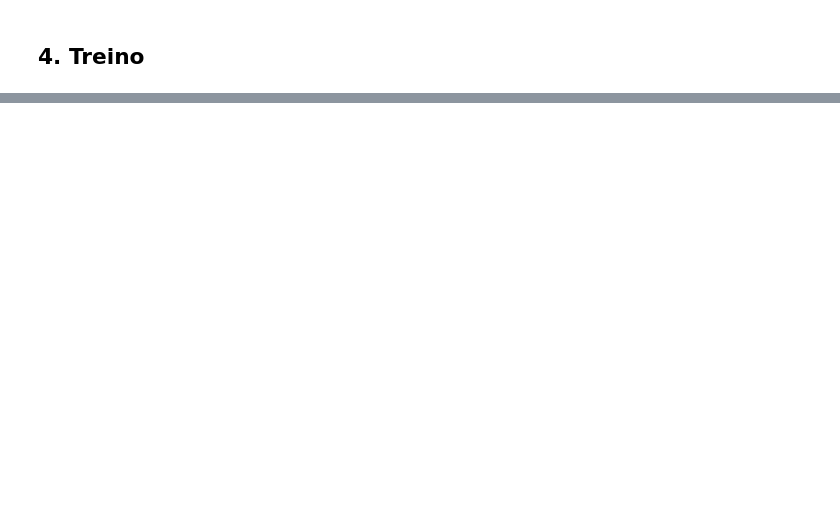
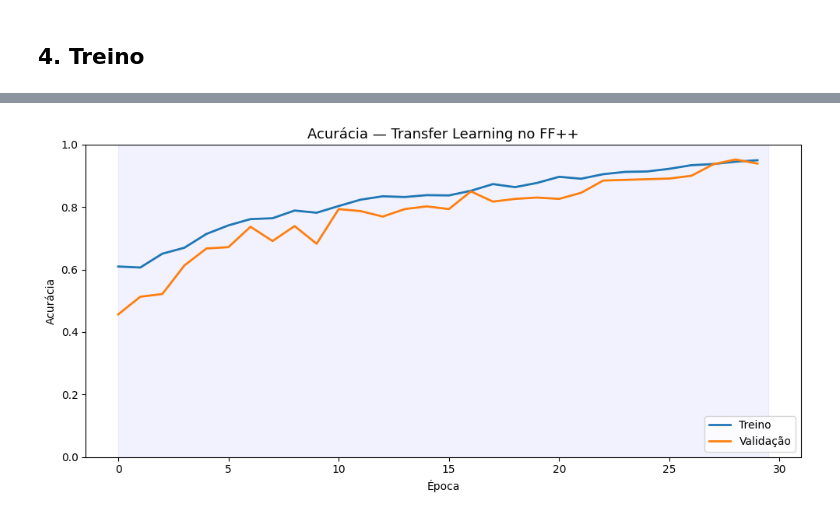
Before and after one commit to jtlimo/ccm-109, a Jupyter notebook: train.ipynb, the cells around one changed output, grey strips where cells are left out. Saved outputs shown, nothing was run; the diff lists cells and outputs as text; code cells hidden in the pictures; blank space fills up the shorter version.

Commit message:
Execution of training, validation and testing dataset on FF

```diff
--- a/train.ipynb
+++ b/train.ipynb
@@ -102,13 +148,14 @@ Carregando backbone do SigLIP2 a partir do arquivo salvo...
 # %%
 # @title Carrega Siglip2 sem a cabeça classificadora
-def extract_features(file_paths, backbone_model, batch_size=32):
+def extract_features(file_paths, backbone_model, batch_size=64):
     features = []
+    total = len(file_paths)
 
-    for i in range(0, len(file_paths), batch_size):
+    for i in range(0, total, batch_size):
         batch_files = file_paths[i:i+batch_size]
-        batch_imgs = np.array([np.load(f) for f in batch_files])
+        batch_imgs = np.stack([np.load(f) for f in batch_files], dtype=np.float32)
 
         batch_feats = backbone_model.get_vision_embeddings(batch_imgs)
         features.append(batch_feats.numpy())
 
-    return np.concatenate(features, axis=0)
+    return np.concatenate(features, axis=0) if len(features) > 0 else np.array([])
@@ -202,11 +285,11 @@ for idx, zip_path in enumerate(zip_files, 1):
 # %%
 # @title Carregamento dos Embeddings e Divisão em Treino, Validação e Teste
 
-npz_files = sorted(glob.glob(os.path.join(FEATURES_SAVE_DIR, "*_features.npz")))
+npz_files = sorted(glob.glob(os.path.join(FEATURES_CACHE, "*_features.npz")))
 print(f"📦 Encontrados {len(npz_files)} arquivos de features .npz no cache.")
 
 if not npz_files:
-    raise FileNotFoundError(f"Nenhum arquivo .npz encontrado em {FEATURES_SAVE_DIR}. Execute a Parte 1 primeiro.")
+    raise FileNotFoundError(f"Nenhum arquivo .npz encontrado em {FEATURES_CACHE}. Execute o processamento dos arquivos .zip primeiro.")
 
 all_features, all_labels, all_vids = [], [], []
 
@@ -232,9 +315,9 @@ train_sub_idx, val_sub_idx = next(gss_val.split(X[train_val_idx], y[train_val_id
 real_train_idx = train_val_idx[train_sub_idx]
 real_val_idx   = train_val_idx[val_sub_idx]
 
-X_train, y_train = X[real_train_idx], y[real_train_idx]
-X_val, y_val     = X[real_val_idx], y[real_val_idx]
-X_test, y_test   = X[test_idx], y[test_idx]
+X_train, y_train, video_ids_train = X[real_train_idx], y[real_train_idx], vids[real_train_idx]
+X_val, y_val, video_ids_val = X[real_val_idx], y[real_val_idx], vids[real_val_idx]
+X_test, y_test, video_ids_test   = X[test_idx], y[test_idx], vids[test_idx]
 
 print("\n" + "=" * 50)
 print(f"Splits Finais:")
@@ -246,0 +475,64 @@ print("=" * 50)
+# %%
+# @title Plota métricas de treino e validação (modelo temporal)
+
+import matplotlib.pyplot as plt
+
+
+acc_all     = history_temporal.history['accuracy']
+val_acc_all = history_temporal.history['val_accuracy']
+
+auc_all     = history_temporal.history['auc']
+val_auc_all = history_temporal.history['val_auc']
+
+loss_all     = history_temporal.history['loss']
+val_loss_all = history_temporal.history['val_loss']
+
+
+# Acurácia
+
+plt.figure(figsize=(10, 5))
+plt.plot(acc_all,     label='Treino',     linewidth=2)
+plt.plot(val_acc_all, label='Validação',  linewidth=2)
+plt.fill_betweenx([0, 1], 0, EPOCHS - 0.5,
+                  alpha=0.05, color='blue')
+plt.title('Acurácia — Transfer Learning no FF++', fontsize=13)
+plt.xlabel('Época')
+plt.ylabel('Acurácia')
+plt.legend(loc='lower right')
+plt.ylim(0, 1)
+plt.tight_layout()
+plt.show()
+
+
+# AUC
+
+plt.figure(figsize=(10, 5))
+plt.plot(auc_all,     label='Treino',     linewidth=2)
+plt.plot(val_auc_all, label='Validação',  linewidth=2)
+plt.fill_betweenx([0, 1], 0, EPOCHS - 0.5,
+                  alpha=0.05, color='blue')
+plt.title('AUC — Transfer Learning no FF++', fontsize=13)
+plt.xlabel('Época')
+plt.ylabel('AUC')
+plt.legend(loc='lower right')
+plt.ylim(0, 1)
+plt.tight_layout()
+plt.show()
+
+
+# Loss
+
+plt.figure(figsize=(10, 5))
+plt.plot(loss_all,     label='Treino',     linewidth=2)
+plt.plot(val_loss_all, label='Validação',  linewidth=2)
+plt.fill_betweenx([0, 1], 0, EPOCHS - 0.5,
+                  alpha=0.05, color='blue')
+plt.title('Perda — Transfer Learning no FF++', fontsize=13)
+plt.xlabel('Época')
+plt.ylabel('Perda')
+plt.legend(loc='lower right')
+plt.ylim(0, 1)
+plt.tight_layout()
+plt.show()
+# %% [output]
+[figure, added]
```
Also changed, not shown: parts of 26 cells of this notebook.
